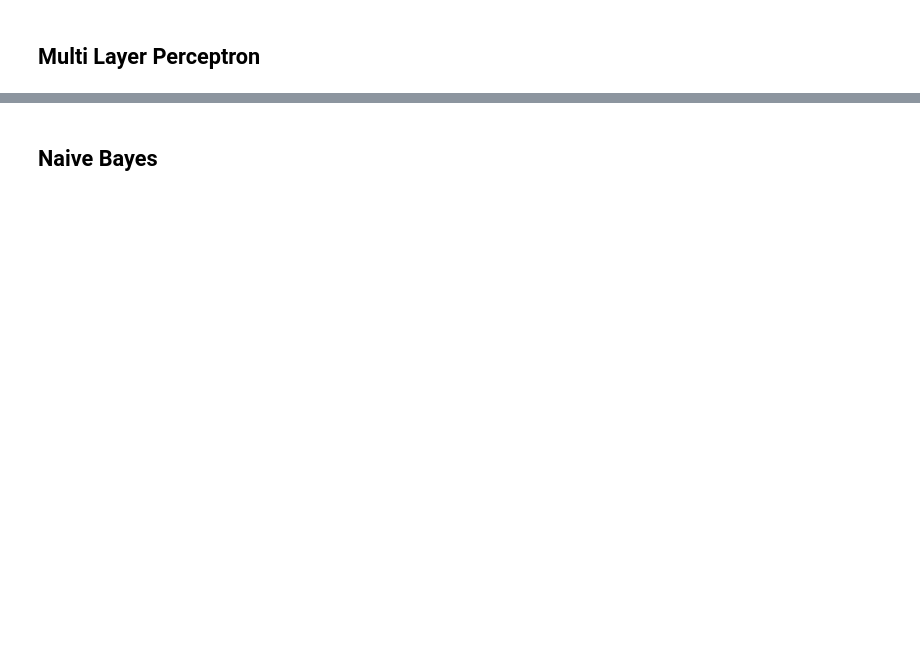
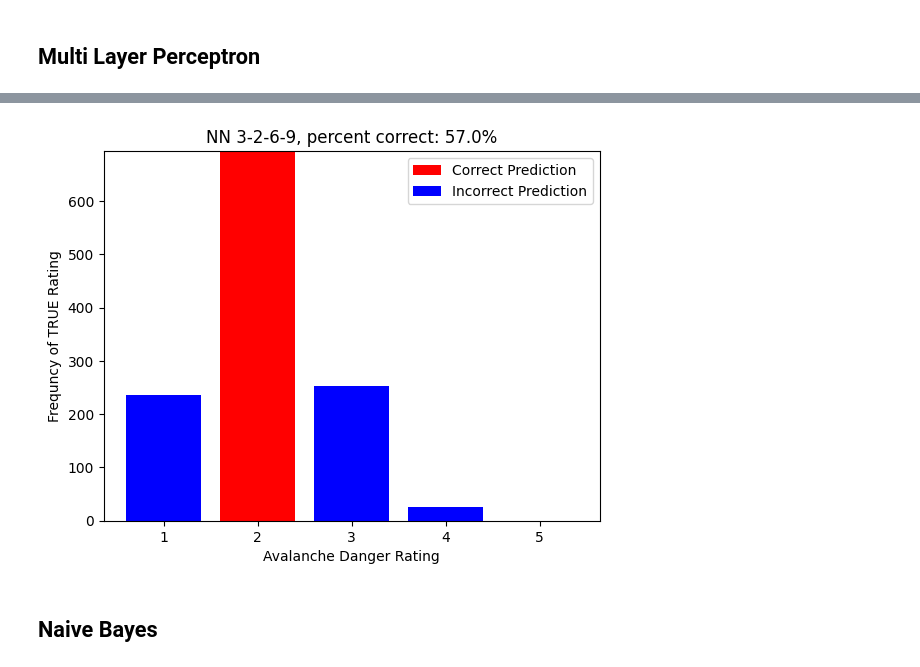
Before and after one commit to hamjamjam/avalancheForecastAlgo, a Jupyter notebook: snowClassFirstPass.ipynb, the cells around one changed output, grey strips where cells are left out. Cells and saved outputs as stored; diff of their text form; code cells hidden in the pictures; blank space fills up the shorter version.

```diff
--- a/snowClassFirstPass.ipynb
+++ b/snowClassFirstPass.ipynb
@@ -426,7 +464,7 @@ correctRatio(y_pred, y_test)
 # %%
 from sklearn.neural_network import MLPClassifier
 # %%
-clf = MLPClassifier(solver='lbfgs', alpha=1e-5, hidden_layer_sizes=(5, 2), random_state=1)
+clf = MLPClassifier(solver='lbfgs', alpha=1e-5, hidden_layer_sizes=(9, 2, 2, 9), random_state=1)
 # %%
 clf.fit(X_train, y_train)
 # %% [output]
@@ -446,3 +479,7 @@ correctRatio(y_pred, y_test)
+# %%
+stackedBar(y_pred, y_test, "NN 3-2-6-9")
+# %% [output]
+[figure, added]
 # %% [markdown]
 ## Naive Bayes
 # %%
```
Also changed, not shown: parts of 47 cells of this notebook.
